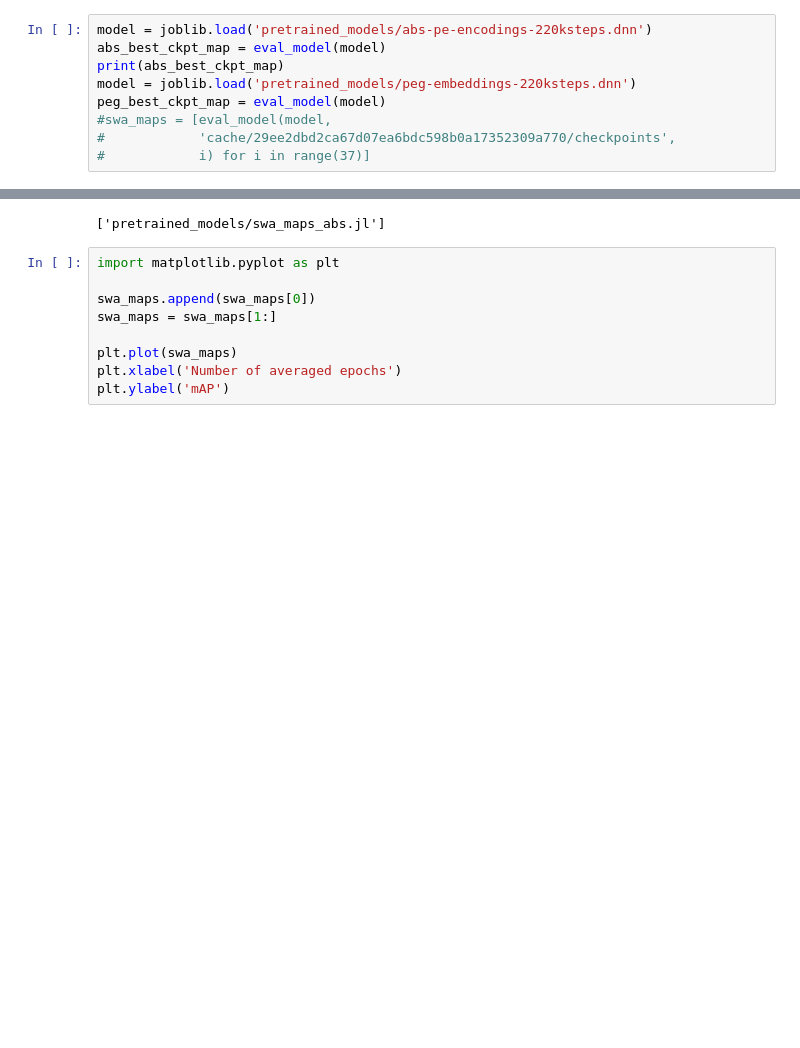
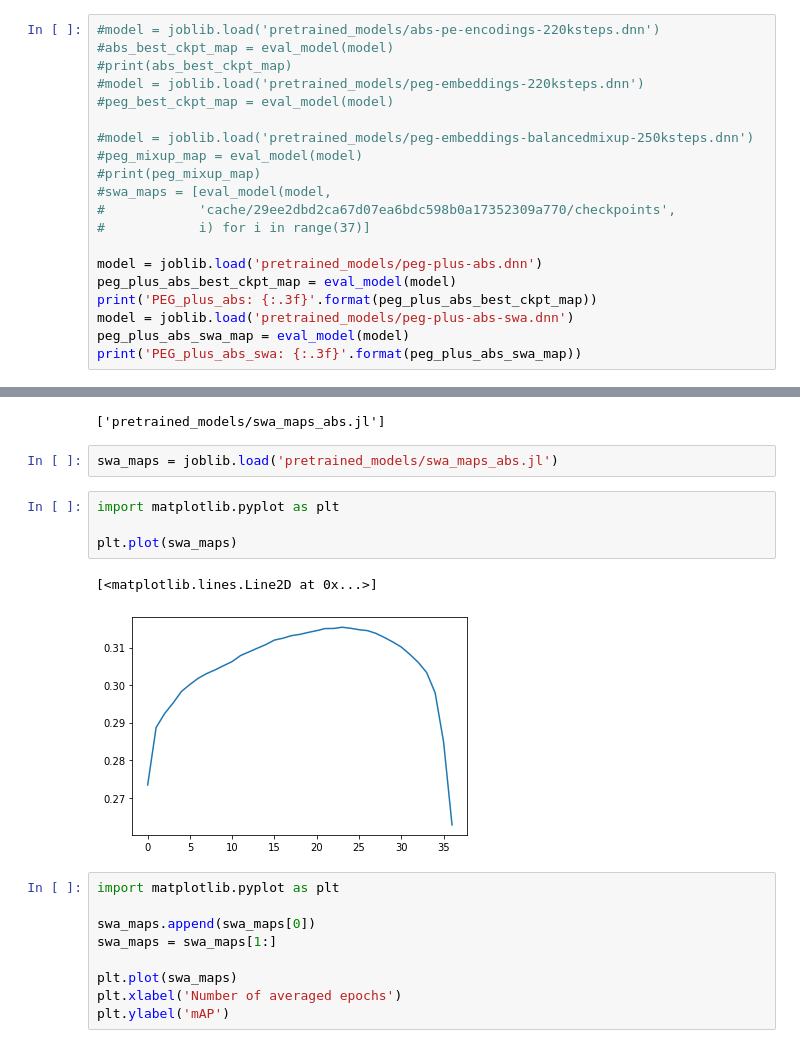
Before and after one commit to habla-liaa/ast-pe, a Jupyter notebook: notebooks/evaluate_pretrained_models.ipynb, the cells around one changed output, grey strips where cells are left out. Drawn from its saved outputs; the diff is of its cells as text; blank space fills up the shorter version.

```diff
--- a/notebooks/evaluate_pretrained_models.ipynb
+++ b/notebooks/evaluate_pretrained_models.ipynb
@@ -91,9 +117,20 @@ def eval_model(model, ckpt_path=None, average_ckpts=None):
 # %%
-model = joblib.load('pretrained_models/abs-pe-encodings-220ksteps.dnn')
-abs_best_ckpt_map = eval_model(model)
-print(abs_best_ckpt_map)
-model = joblib.load('pretrained_models/peg-embeddings-220ksteps.dnn')
-peg_best_ckpt_map = eval_model(model)
+#model = joblib.load('pretrained_models/abs-pe-encodings-220ksteps.dnn')
+#abs_best_ckpt_map = eval_model(model)
+#print(abs_best_ckpt_map)
+#model = joblib.load('pretrained_models/peg-embeddings-220ksteps.dnn')
+#peg_best_ckpt_map = eval_model(model)
+
+#model = joblib.load('pretrained_models/peg-embeddings-balancedmixup-250ksteps.dnn')
+#peg_mixup_map = eval_model(model)
+#print(peg_mixup_map)
 #swa_maps = [eval_model(model,
 #            'cache/29ee2dbd2ca67d07ea6bdc598b0a17352309a770/checkpoints',
 #            i) for i in range(37)]
+
+model = joblib.load('pretrained_models/peg-plus-abs.dnn')
+peg_plus_abs_best_ckpt_map = eval_model(model)
+print('PEG_plus_abs: {:.3f}'.format(peg_plus_abs_best_ckpt_map))
+model = joblib.load('pretrained_models/peg-plus-abs-swa.dnn')
+peg_plus_abs_swa_map = eval_model(model)
+print('PEG_plus_abs_swa: {:.3f}'.format(peg_plus_abs_swa_map))
@@ -114,6 +158,15 @@ CPEG SWA MAP: 0.345
 joblib.dump(swa_maps,'pretrained_models/swa_maps_abs.jl')
 # %% [output]
 ['pretrained_models/swa_maps_abs.jl']
+# %%
+swa_maps = joblib.load('pretrained_models/swa_maps_abs.jl')
+# %%
+import matplotlib.pyplot as plt
+
+plt.plot(swa_maps)
+# %% [output]
+[<matplotlib.lines.Line2D at 0x...>]
+[figure, added]
 # %%
 import matplotlib.pyplot as plt
 
```
Also changed, not shown: parts of 4 cells of this notebook, 9 other files.
